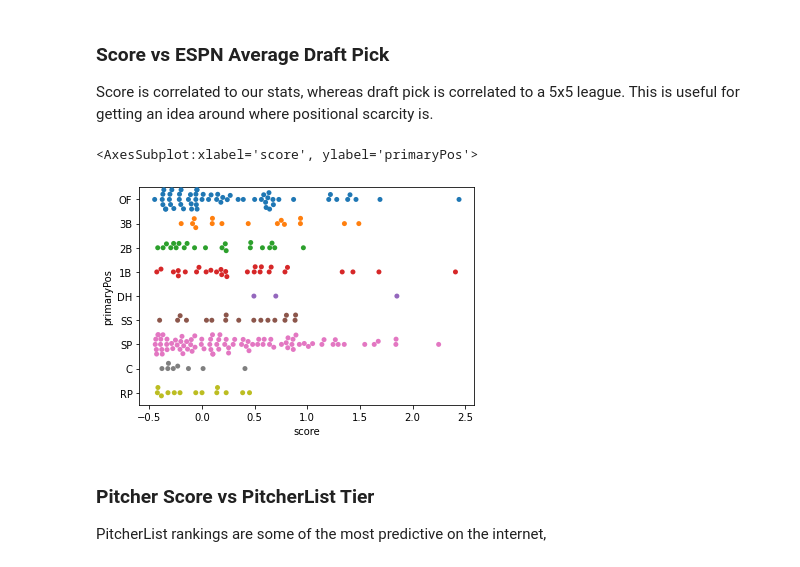
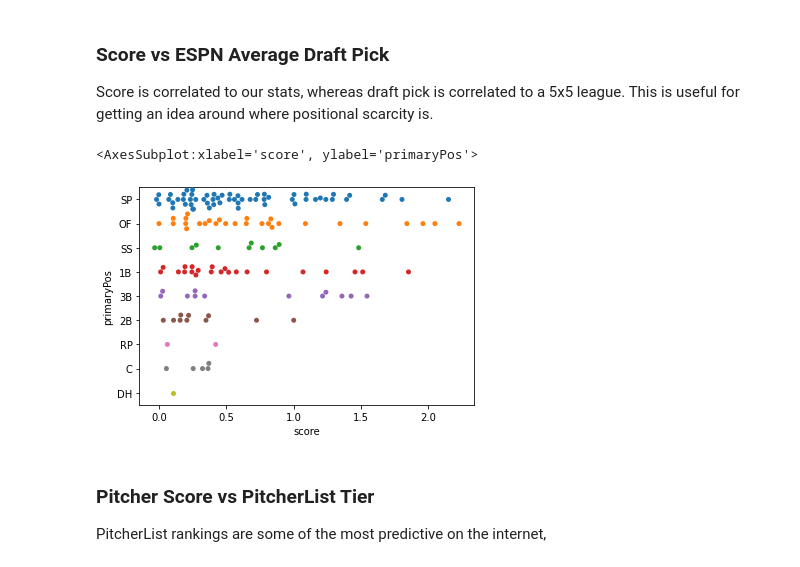
Before and after one commit to zmsy/notebooks, a Jupyter notebook: player_z_scores_preseason.ipynb, the cells around one changed output. Drawn from its saved outputs; the diff is of its cells as text; code cells hidden in the pictures.

```diff
--- a/player_z_scores_preseason.ipynb
+++ b/player_z_scores_preseason.ipynb
@@ -100,8 +100,11 @@ dfpl = pd.read_sql(
 )
 # %%
 # create any calculated columns necessary
-dfb["k_pct"] = (dfb["so"] / dfb["ab"]).round(2)
-dfb["rc"] = (dfb["ab"] * dfb["obp"] * dfb["slg"]).round(2)
+# the calculation for runs created is the simplest of the ones i investigated last year:
+# https://zmsy.co/blog/reverse-engineering-espn/#calculating-using-existing-rc-formulas
+# RC = ((Hits + Walks) x Total Bases) ÷ (At Bats + Walks)
+dfb["tb"] = ((dfb["h"] - dfb["2b"] - dfb["3b"] - dfb["hr"]) + (dfb["2b"] * 2) + (dfb["3b"] * 3) + (dfb["hr"] * 4))
+dfb["rc"] = (((dfb["h"] + dfb["bb"]) * dfb["tb"]) / dfb["pa"]).round(2)
 dfb["catg"] = "b"
 
 # quality starts metric from here:
@@ -228,7 +244,7 @@ dfp_score_cols = {
     "hr": {"dir": -1, "weight": 0.95},
     "so": {"dir": 1, "weight": 1.05},
     "whip": {"dir": -1, "weight": 1.3},
-    "k-9": {"dir": 1, "weight": 1.3},
+    "k_per_9": {"dir": 1, "weight": 1.3},
     "qs": {"dir": 1, "weight": 1.05},
     "gs": {"dir": 1, "weight": 0.25},
 }
@@ -331,19 +347,19 @@ This sheet includes a number of important pieces of information for drafting spe
 - Positions
 - Combined scores
 # %%
-# using pandas instead of SQL
-cols = ["name", "total_z_score"]
+# name and espnteamid are the join columns
+cols = ["name", "espnteamid", "total_z_score"]
 df = (
     pd.concat([dfb[cols], dfp[cols]])
-    .groupby(by="name")
-    .sum()
+    .groupby(by=["name", "espnteamid"])
+    .sum() # sum them to deal with shohei breaking all assumptions
     .reset_index()
     .sort_values(by="total_z_score", ascending=False)
 )
 df.rename(columns={"total_z_score": "score"}, inplace=True)
 
 # merge in ESPN player data
-dfy = pd.merge(dfe, df, left_on=["name"], right_on=["name"], how="left")
+dfy = pd.merge(dfe, df, left_on=["name", "proTeamId"], right_on=["name", "espnteamid"], how="left")
 dfd = pd.merge(dfy, dfpl, on="name", how="left")
 
 # fill in missing type values, need to adjust names later
@@ -413,7 +429,6 @@ dfd = dfd[
         "espnAdp",
         "espnAdpChng",
         "espnAuctionValue",
-        "espnRating",
         "espnId",
         "pctOwn",
         "pctStart",
@@ -486,10 +501,10 @@ sb.lmplot(
 
 Score is correlated to our stats, whereas draft pick is correlated to a 5x5 league. This is useful for getting an idea around where positional scarcity is.
 # %%
-sb.swarmplot(data=dfd[dfd["rank"] <= 250], x="score", y="primaryPos", orient="h")
+sb.swarmplot(data=dfd[dfd["rank"] <= 150], x="score", y="primaryPos", orient="h")
 # %% [output]
 <AxesSubplot:xlabel='score', ylabel='primaryPos'>
-[figure, old version]
+[figure, new version]
 # %% [markdown]
 ### Pitcher Score vs PitcherList Tier
 
```
Also changed, not shown: parts of 5 cells of this notebook, 1 other file.
